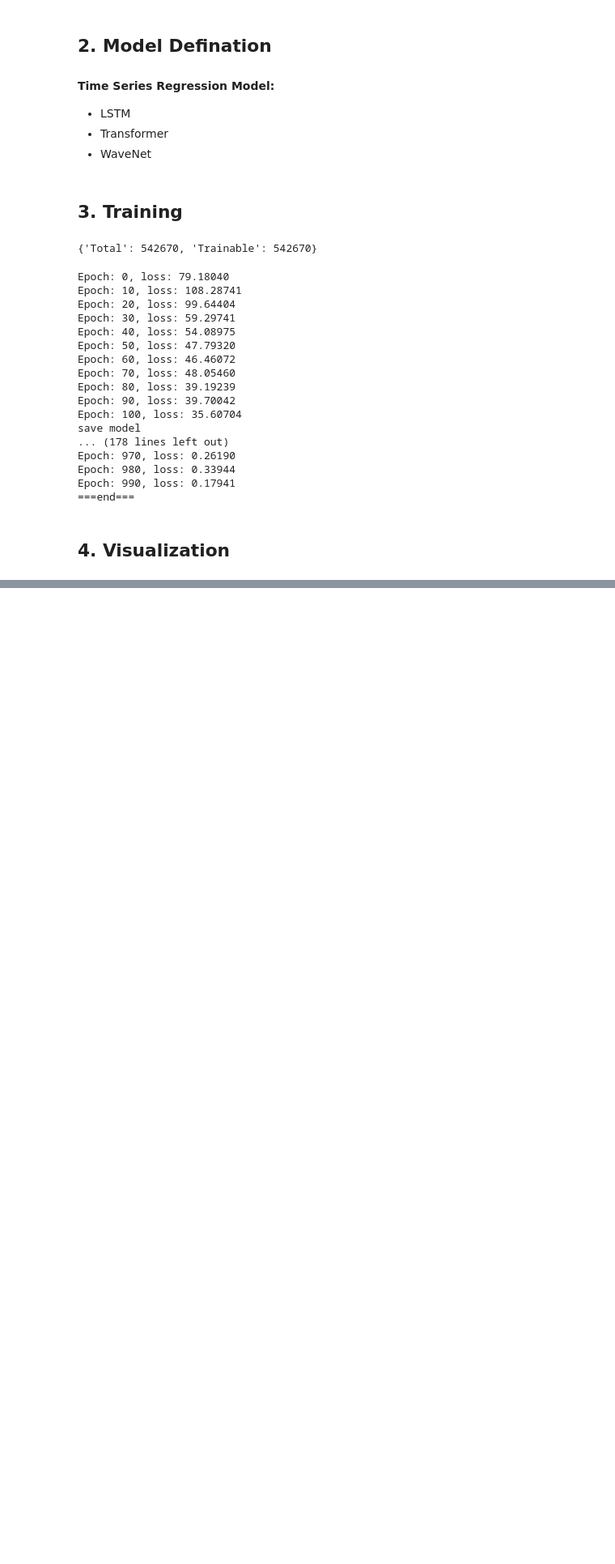
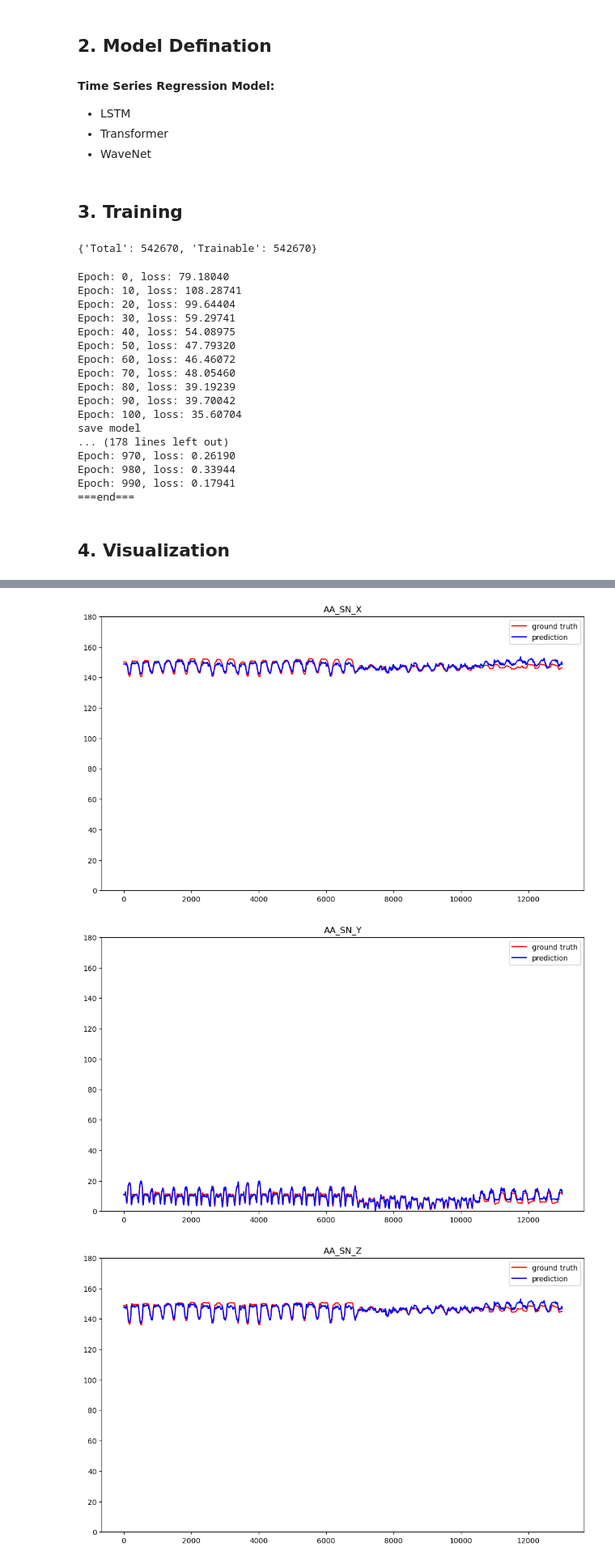
Before and after one commit to CSUHYD/ShoulderSensor, a Jupyter notebook: train.ipynb, the cells around one changed output, grey strips where cells are left out. Shown at 81% size. Drawn from its saved outputs; the diff is of its cells as text; code cells hidden in the pictures; blank space fills up the shorter version.

```diff
--- a/train.ipynb
+++ b/train.ipynb
@@ -332,16 +332,18 @@ Epoch: 990, loss: 0.17941
 from matplotlib.pyplot import figure
 import matplotlib.pyplot as plt
 
+x_test = list()
 label = list()
 predict = list()
 loss_list = list()
 
-lstm.load_state_dict(torch.load('model.pth', map_location=device), strict=False)
+lstm.load_state_dict(torch.load('model/model.pth', map_location=device), strict=False)
 lstm.eval()
-for index, data in enumerate(test_loader):
+for index, data in enumerate(train_loader):
     x_ = data['sensor'].float().to(device)
     y_ = data['angle'].float().data.numpy()
     p_ = lstm(x_).cpu().data.numpy()
+    x_test.append(list(x_.cpu().data.numpy()[:,-1,:]))
     label.append(y_)
     predict.append(p_)
 
@@ -352,18 +354,8 @@ for index, data in enumerate(test_loader):
     loss_list.append(loss.item())
 
 print('mean loss:', np.array(loss_list).mean())
-label = np.array(label).reshape(-1,6)
-predict = np.array(predict).reshape(-1,6)
+x_test = np.array(x_test).reshape(-1, 5)
+label = np.array(label).reshape(-1, 6)
+predict = np.array(predict).reshape(-1, 6)
 label_names = ['AA_SN_X', 'AA_SN_Y', 'AA_SN_Z', 'GH_AA_X', 'GH_AA_Y', 'GH_AA_Z']
-
-for i in range(6):
-    figure(figsize=(12, 7), dpi=100)
-    plt.plot(label[:,i], color='r', label='ground truth')
-    plt.plot(predict[:,i], color='b', label='prediction')
-    plt.title(label_names[i])
-    axes = plt.gca()
-    axes.set_ylim([0,180])
-    plt.legend()
-    plt.savefig(f'result/test/test_{label_names[i]}.png')
-plt.show()
 # %% [output]
@@ -376,0 +365,18 @@ mean loss: 1.107489329008829
+# %%
+step = 13000
+
+# figure(figsize=(12, 7), dpi=100)
+for i in range(6):
+    figure(figsize=(12, 7), dpi=100)
+    plt.plot(label[0:step,i], color='r', label='ground truth')
+    plt.plot(predict[0:step,i], color='b', label='prediction')
+    plt.title(label_names[i])
+    axes = plt.gca()
+    axes.set_ylim([0,180])
+    plt.legend()
+#     plt.savefig(f'result/test/test_{label_names[i]}.png')
+plt.show()
+# %% [output]
+[figure, added]
+[figure, added]
+[figure, added]
```
Also changed, not shown: parts of 8 cells of this notebook, 23 other files.
